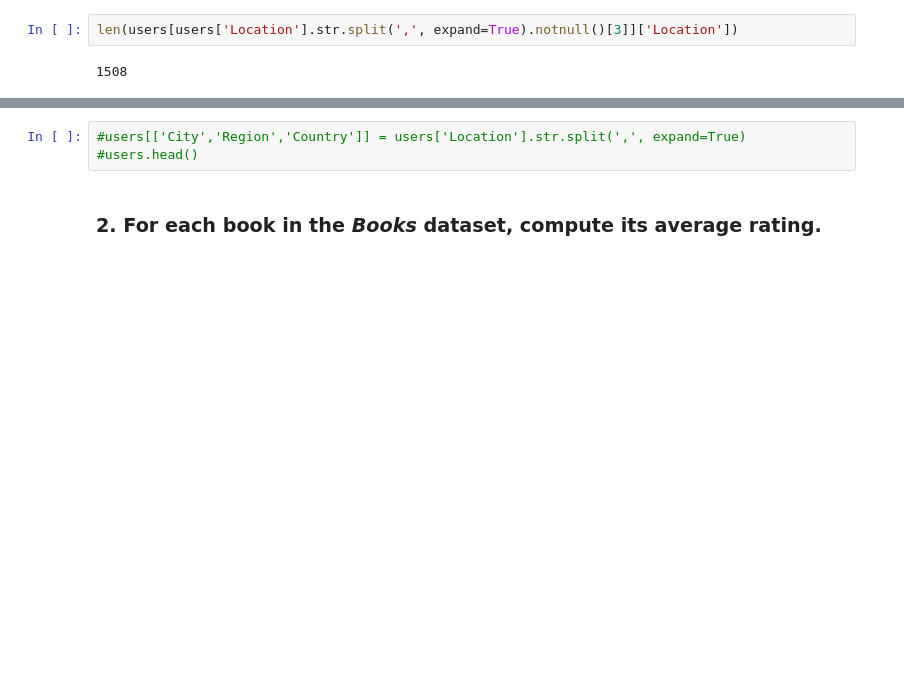
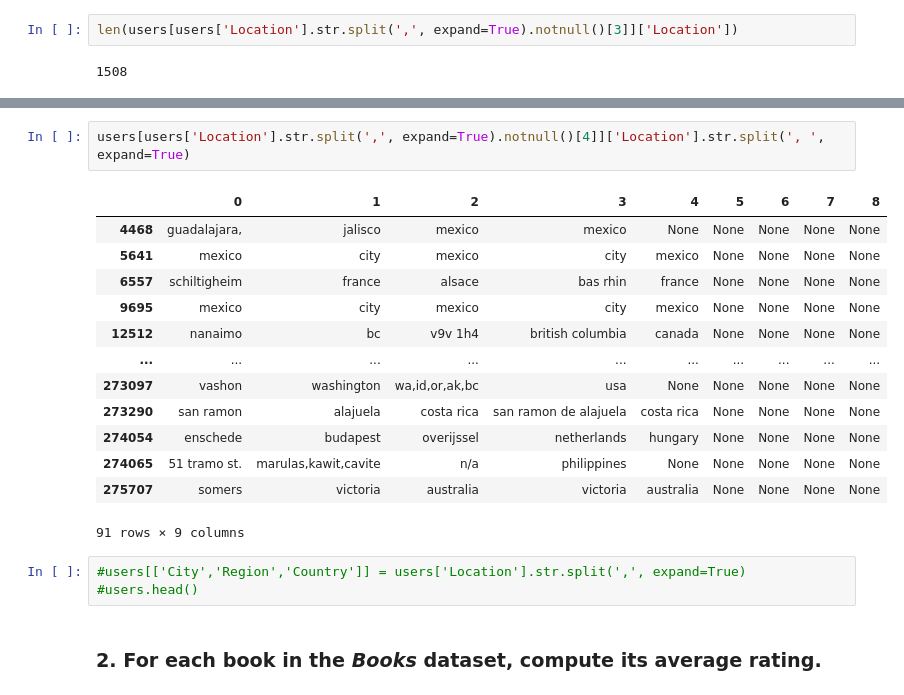
Before and after one commit to lucasammarini/FCSProject-Sammarini-TarolliBrame, a Jupyter notebook: progetto-2021.ipynb, the cells around one changed output, grey strips where cells are left out. Drawn from its saved outputs; the diff is of its cells as text; blank space fills up the shorter version.

```diff
--- a/progetto-2021.ipynb
+++ b/progetto-2021.ipynb
@@ -91,3 +107,19 @@ len(users[users['Location'].str.split(',', expand=True).notnull()[3]]['Location'
+# %%
+users[users['Location'].str.split(',', expand=True).notnull()[4]]['Location'].str.split(', ', expand=True)
+# %% [output]
+|  | 0 | 1 | 2 | 3 | 4 | 5 | 6 | 7 | 8 |
+| 4468 | guadalajara, | jalisco | mexico | mexico | None | None | None | None | None |
+| 5641 | mexico | city | mexico | city | mexico | None | None | None | None |
+| 6557 | schiltigheim | france | alsace | bas rhin | france | None | None | None | None |
+| 9695 | mexico | city | mexico | city | mexico | None | None | None | None |
+| 12512 | nanaimo | bc | v9v 1h4 | british columbia | canada | None | None | None | None |
+| ... | ... | ... | ... | ... | ... | ... | ... | ... | ... |
+| 273097 | vashon | washington | wa,id,or,ak,bc | usa | None | None | None | None | None |
+| 273290 | san ramon | alajuela | costa rica | san ramon de alajuela | costa rica | None | None | None | None |
+| 274054 | enschede | budapest | overijssel | netherlands | hungary | None | None | None | None |
+| 274065 | 51 tramo st. | marulas,kawit,cavite | n/a | philippines | None | None | None | None | None |
+| 275707 | somers | victoria | australia | victoria | australia | None | None | None | None |
+91 rows × 9 columns
 # %%
 #users[['City','Region','Country']] = users['Location'].str.split(',', expand=True)
 #users.head()
```
Also changed, not shown: parts of 4 cells of this notebook.
